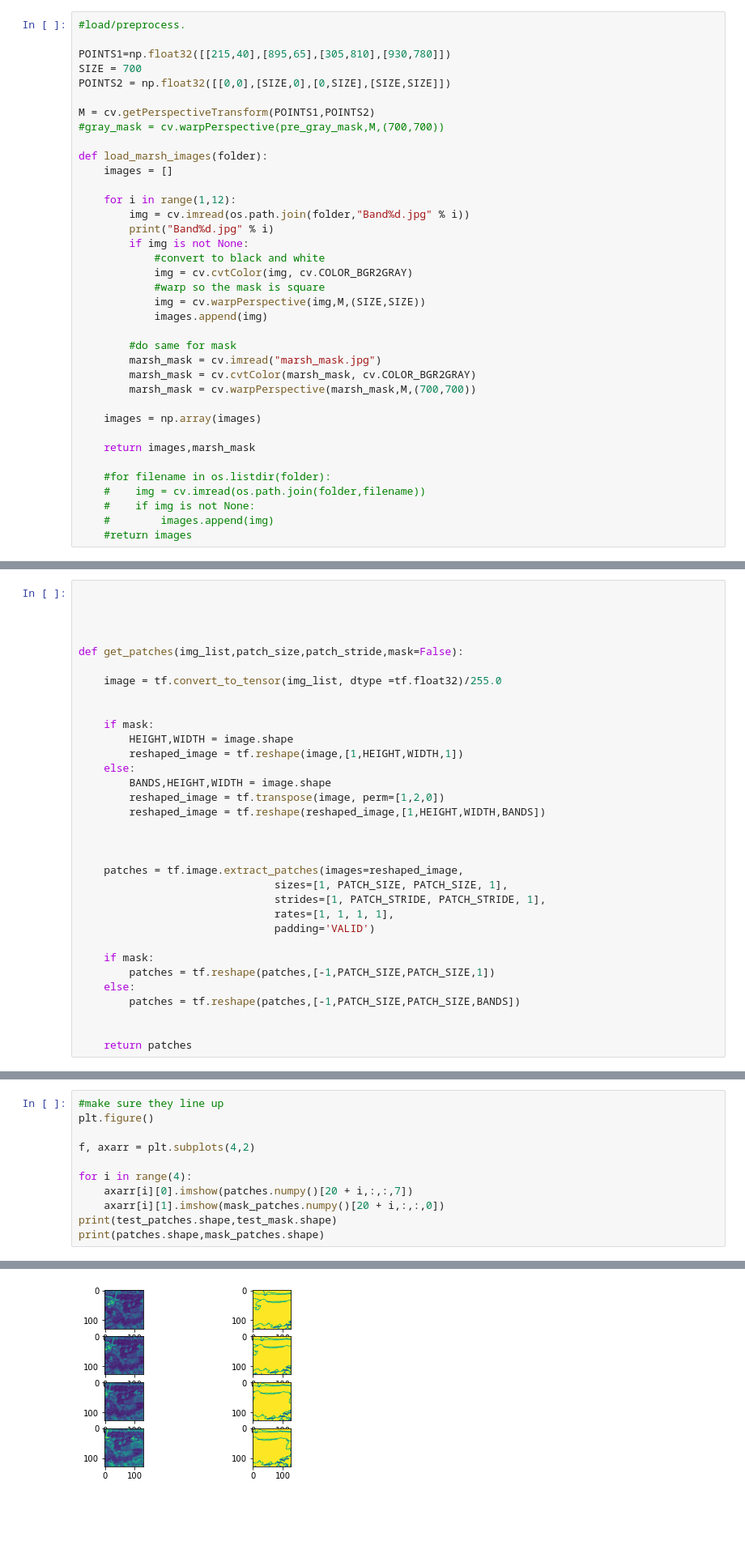
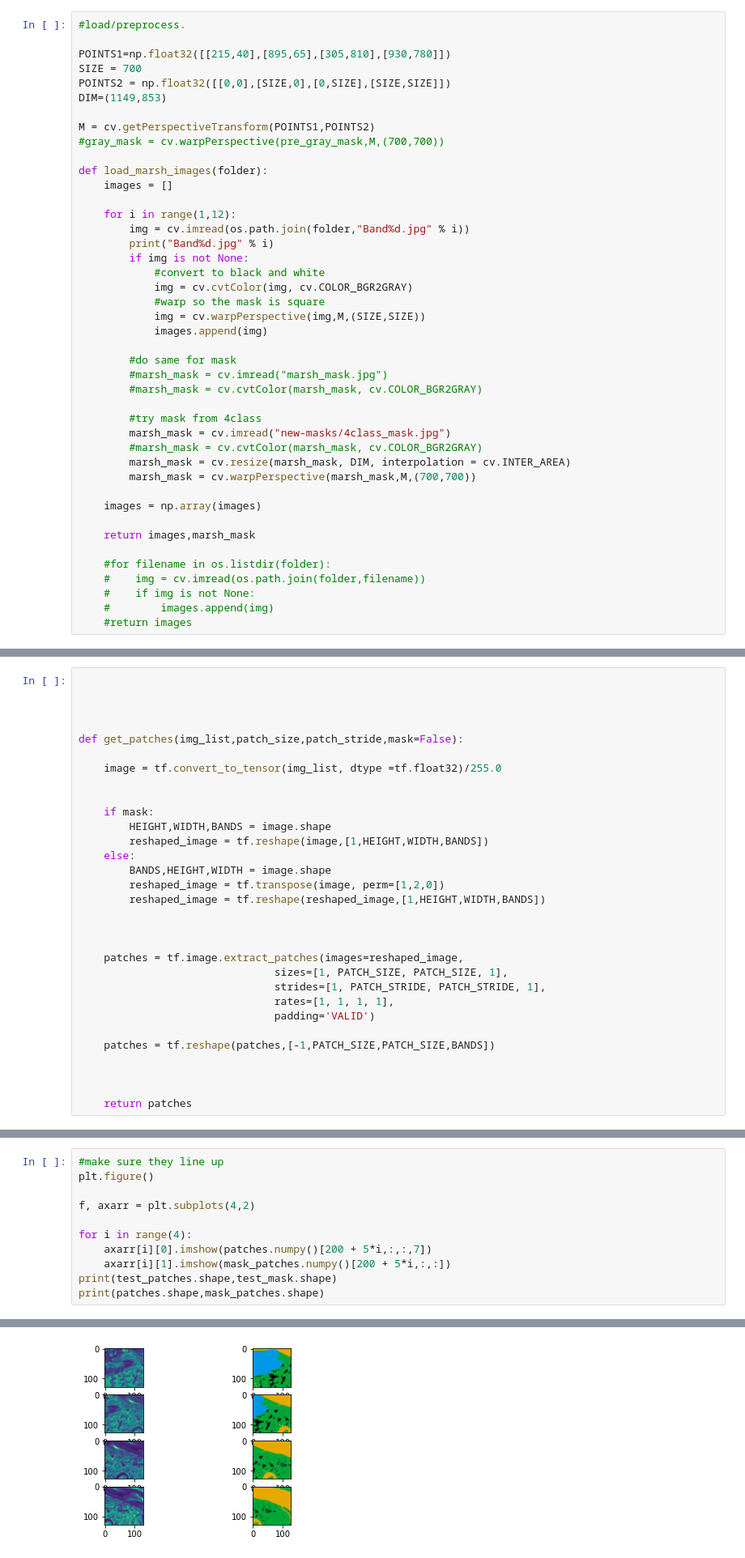
Before and after one commit to colefranks/MarshBoundaries, a Jupyter notebook: MarshBoundaries.ipynb, the cells around one changed output, grey strips where cells are left out. Shown at 81% size. Drawn from its saved outputs; the diff is of its cells as text; blank space fills up the shorter version.

```diff
--- a/MarshBoundaries.ipynb
+++ b/MarshBoundaries.ipynb
@@ -15,6 +17,7 @@ import matplotlib.pyplot as plt
 POINTS1=np.float32([[215,40],[895,65],[305,810],[930,780]])
 SIZE = 700
 POINTS2 = np.float32([[0,0],[SIZE,0],[0,SIZE],[SIZE,SIZE]])
+DIM=(1149,853)
 
 M = cv.getPerspectiveTransform(POINTS1,POINTS2)
 #gray_mask = cv.warpPerspective(pre_gray_mask,M,(700,700))
@@ -33,8 +36,13 @@ def load_marsh_images(folder):
             images.append(img)
 
         #do same for mask
-        marsh_mask = cv.imread("marsh_mask.jpg")
-        marsh_mask = cv.cvtColor(marsh_mask, cv.COLOR_BGR2GRAY)
+        #marsh_mask = cv.imread("marsh_mask.jpg")
+        #marsh_mask = cv.cvtColor(marsh_mask, cv.COLOR_BGR2GRAY)
+
+        #try mask from 4class
+        marsh_mask = cv.imread("new-masks/4class_mask.jpg")
+        #marsh_mask = cv.cvtColor(marsh_mask, cv.COLOR_BGR2GRAY)
+        marsh_mask = cv.resize(marsh_mask, DIM, interpolation = cv.INTER_AREA)
         marsh_mask = cv.warpPerspective(marsh_mask,M,(700,700))
 
     images = np.array(images)
@@ -100,8 +123,8 @@ def get_patches(img_list,patch_size,patch_stride,mask=False):
 
 
     if mask:
-        HEIGHT,WIDTH = image.shape
-        reshaped_image = tf.reshape(image,[1,HEIGHT,WIDTH,1])
+        HEIGHT,WIDTH,BANDS = image.shape
+        reshaped_image = tf.reshape(image,[1,HEIGHT,WIDTH,BANDS])
     else:
         BANDS,HEIGHT,WIDTH = image.shape
         reshaped_image = tf.transpose(image, perm=[1,2,0])
@@ -115,10 +138,8 @@ def get_patches(img_list,patch_size,patch_stride,mask=False):
                                rates=[1, 1, 1, 1],
                                padding='VALID')
 
-    if mask:
-        patches = tf.reshape(patches,[-1,PATCH_SIZE,PATCH_SIZE,1])
-    else:
-        patches = tf.reshape(patches,[-1,PATCH_SIZE,PATCH_SIZE,BANDS])
+    patches = tf.reshape(patches,[-1,PATCH_SIZE,PATCH_SIZE,BANDS])
+
 
 
     return patches
@@ -200,8 +164,8 @@ plt.figure()
 f, axarr = plt.subplots(4,2)
 
 for i in range(4):
-    axarr[i][0].imshow(patches.numpy()[20 + i,:,:,7])
-    axarr[i][1].imshow(mask_patches.numpy()[20 + i,:,:,0])
+    axarr[i][0].imshow(patches.numpy()[200 + 5*i,:,:,7])
+    axarr[i][1].imshow(mask_patches.numpy()[200 + 5*i,:,:])
 print(test_patches.shape,test_mask.shape)
 print(patches.shape,mask_patches.shape)
 # %% [output]
@@ -210,5 +174,5 @@ print(patches.shape,mask_patches.shape)
 <Figure size 432x288 with 0 Axes>
-[figure, old version]
+[figure, new version]
 # %% [markdown]
 ## Training from patches
 # %%
```
Also changed, not shown: parts of 16 cells of this notebook, 7 other files.
